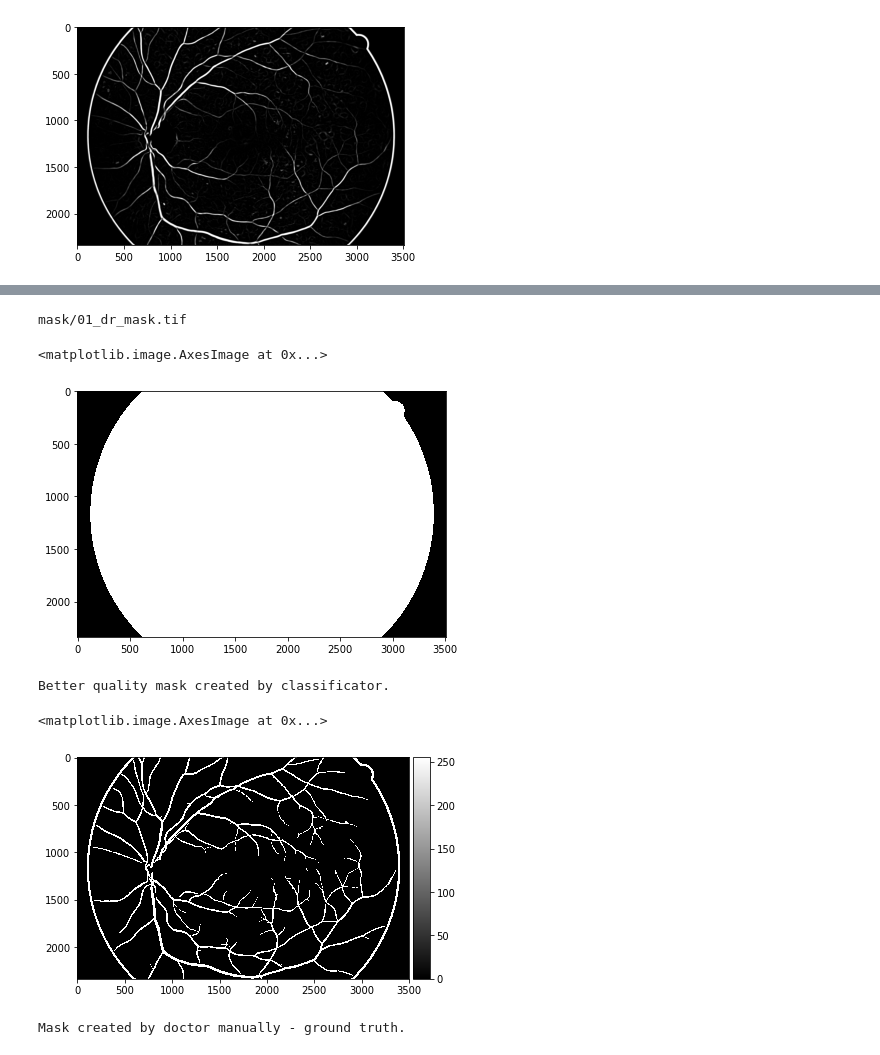
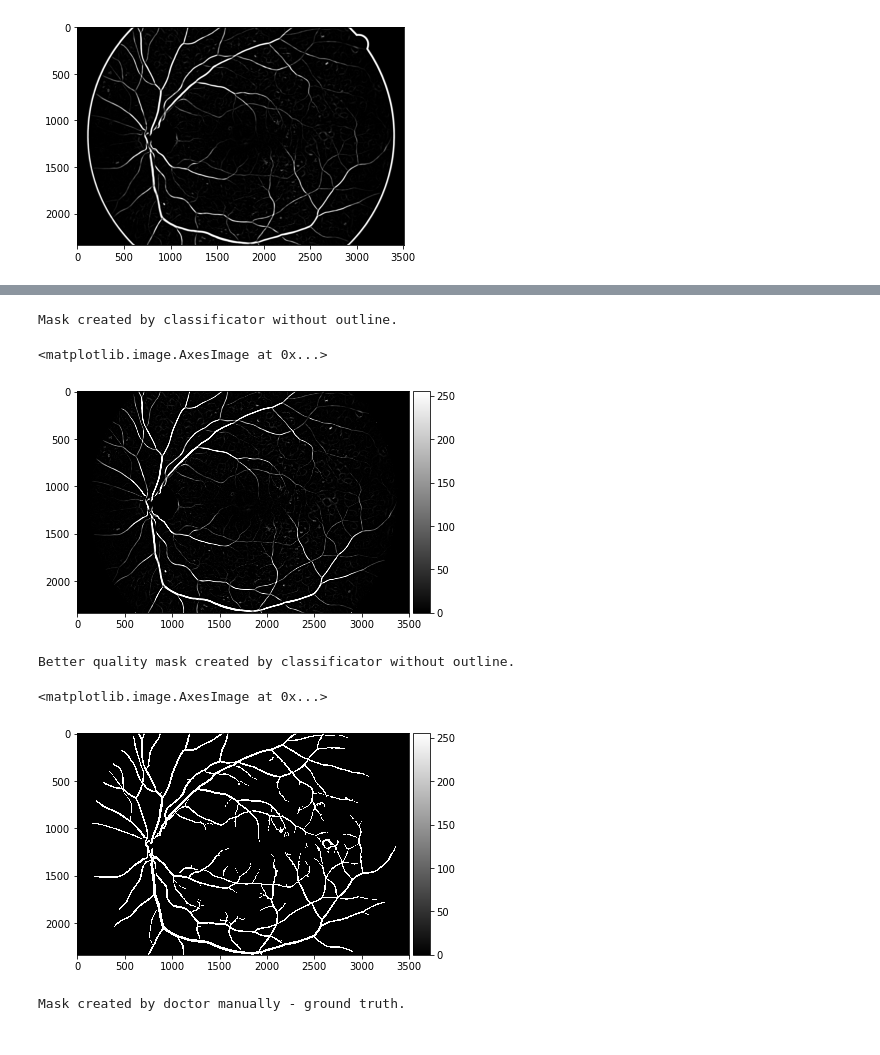
Before and after one commit to jakub-adamczewski/eye_scanner, a Jupyter notebook: na_3.ipynb, the cells around one changed output, grey strips where cells are left out. Drawn from its saved outputs; the diff is of its cells as text; code cells hidden in the pictures.

```diff
--- a/na_3.ipynb
+++ b/na_3.ipynb
@@ -9,10 +9,8 @@ import importlib
 import rasterio as rio
 
 io.use_plugin('matplotlib', 'imshow')
-# io.use_plugin('matplotlib', 'imread')
 
 test_image_name = '01_dr'
-
 
 def rescale(image):
     b, u = numpy.percentile(image, (2, 98))
@@ -27,14 +25,8 @@ def load_manual_expert_mask(name):
     return img_as_ubyte(io.imread(path.join('manual1', f'{name}.tif')))
 
 
-# def load_outline_mask(name):
-#     return img_as_ubyte(io.imread(path.join('mask', f'{name}_mask.tif')))
-
 def load_outline_mask(name):
-    print(path.join('mask', f'{name}_mask.tif'))
-    img = rio.open(path.join('mask', f'{name}_mask.tif'))
-    return img_as_ubyte(img.read())
-
+    return img_as_ubyte(rio.open(path.join('mask', f'{name}_mask.tif')).read())
 
 
 img = load_eye_photo(test_image_name)
@@ -60,3 +52,9 @@ plt.imshow(img_filtered, vmin=0, vmax=255, cmap=plt.cm.gray)
 Mask created by classificator.
 <matplotlib.image.AxesImage at 0x...>
 [figure]
+# %%
+outline_mask = load_outline_mask(test_image_name)
+outline_mask = outline_mask[0,:,:]
+outline_mask = numpy.where(outline_mask == 255, 1, 0)
+print("Outline mask.")
+io.imshow(outline_mask, vmin=0, vmax=1, cmap=plt.cm.gray)
@@ -63,20 +65,15 @@ Mask created by classificator.
 # %%
-outline_mask = load_outline_mask(test_image_name)
-
-# img_filtered = numpy.subtract(img_filtered, )
-
-# print("Mask without outline.")
-test = outline_mask[0, :, :]
-
-io.imshow(test, vmin=0, vmax=255, cmap=plt.cm.gray)
+img_filtered_without_outline = numpy.multiply(img_filtered, outline_mask)
+print("Mask created by classificator without outline.")
+io.imshow(img_filtered_without_outline, vmin=0, vmax=255, cmap=plt.cm.gray)
 # %% [output]
-mask/01_dr_mask.tif
+Mask created by classificator without outline.
 <matplotlib.image.AxesImage at 0x...>
-[figure, old version]
+[figure, new version]
 # %%
 from skimage.filters import threshold_mean
 
-img = img_filtered
+img = img_filtered_without_outline
 thresh = threshold_mean(img)
 img = numpy.where(img > thresh, True, False)
 
@@ -86,10 +83,10 @@ img = remove_small_objects(img, min_size=20000)
 
 img = numpy.where(img == True, 255, 0)
 
-print("Better quality mask created by classificator.")
+print("Better quality mask created by classificator without outline.")
 io.imshow(img, vmin=0, vmax=255, cmap=plt.cm.gray)
 # %% [output]
-Better quality mask created by classificator.
+Better quality mask created by classificator without outline.
 <matplotlib.image.AxesImage at 0x...>
-[figure, old version]
+[figure, new version]
 # %%
```
Also changed, not shown: parts of 3 cells of this notebook.
